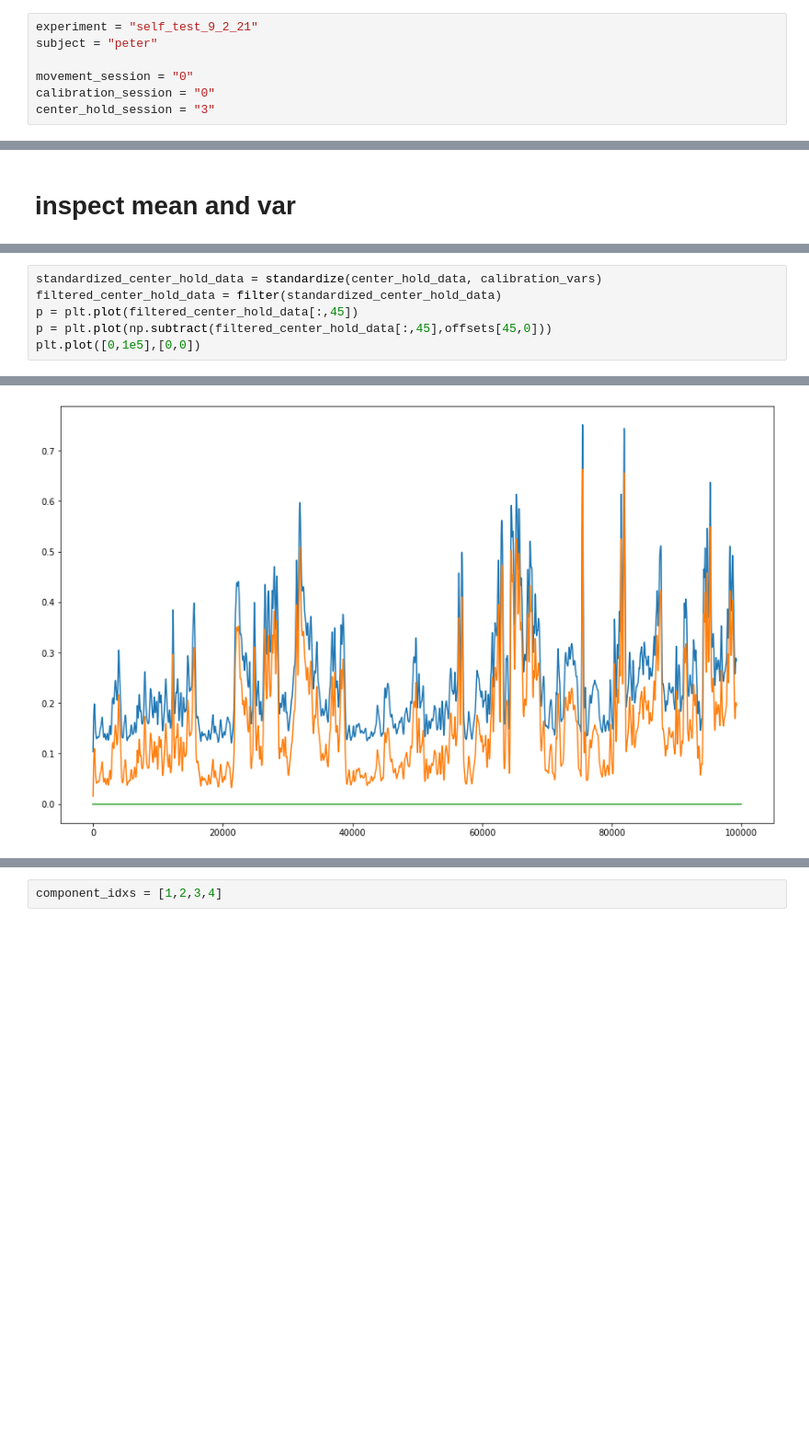
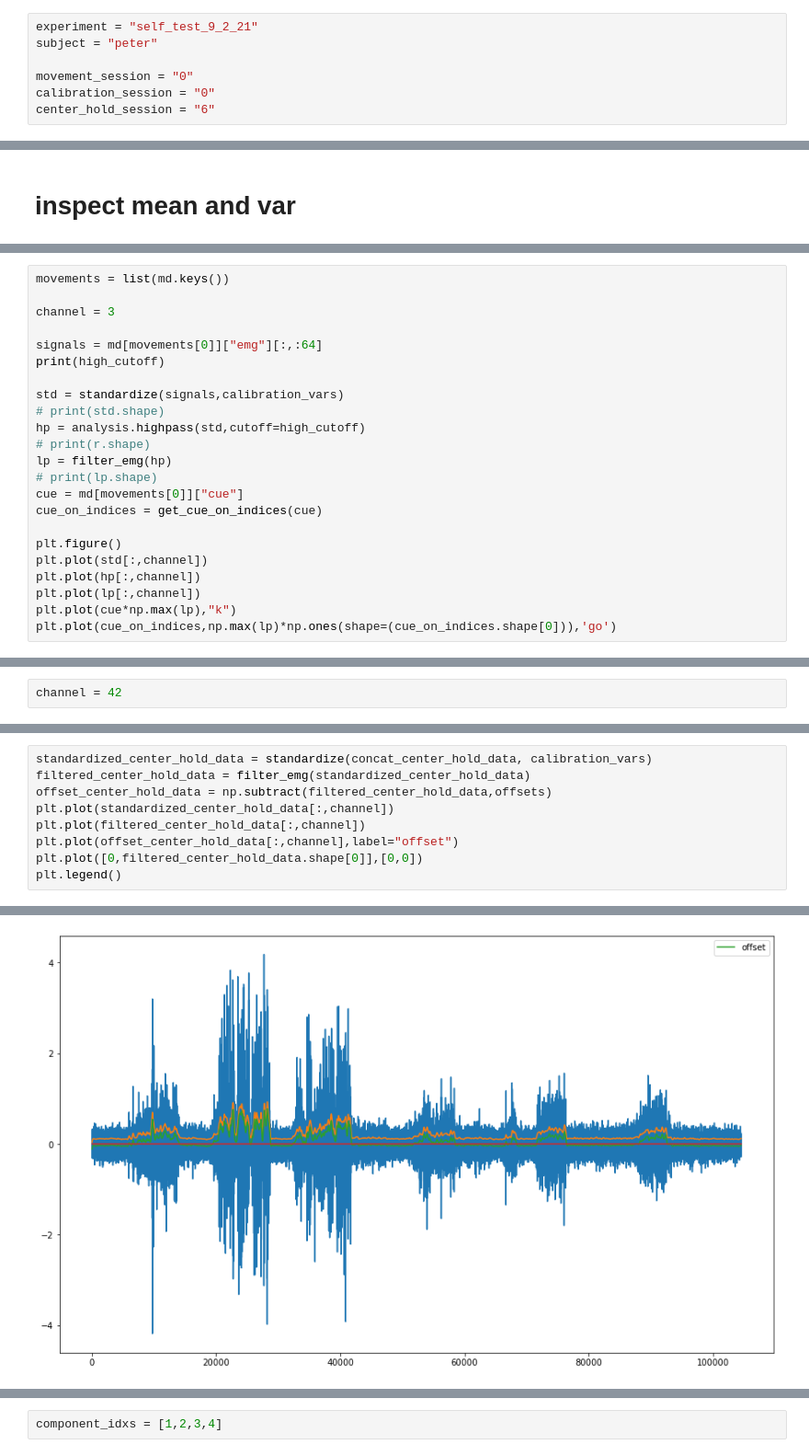
Before and after one commit to spewil/kyberphysics, a Jupyter notebook: notebooks/mappings.ipynb, the cells around one changed output, grey strips where cells are left out. Shown at 92% size. Saved outputs shown, nothing was run; the diff lists cells and outputs as text; blank space fills up the shorter version.

```diff
--- a/notebooks/mappings.ipynb
+++ b/notebooks/mappings.ipynb
@@ -122,6 +171,6 @@ subject = "peter"
 
 movement_session = "0"
 calibration_session = "0"
-center_hold_session = "3"
+center_hold_session = "6"
 # %%
 ed = build_experiment_path_dict(experiment)
@@ -303,0 +374,23 @@ utils.write_array_to_disk(a=v,path=subject_metadata_folder/"variance.bin")
+# %%
+movements = list(md.keys())
+
+channel = 3
+
+signals = md[movements[0]]["emg"][:,:64]
+print(high_cutoff)
+
+std = standardize(signals,calibration_vars)
+# print(std.shape)
+hp = analysis.highpass(std,cutoff=high_cutoff)
+# print(r.shape)
+lp = filter_emg(hp)
+# print(lp.shape)
+cue = md[movements[0]]["cue"]
+cue_on_indices = get_cue_on_indices(cue)
+
+plt.figure()
+plt.plot(std[:,channel])
+plt.plot(hp[:,channel])
+plt.plot(lp[:,channel])
+plt.plot(cue*np.max(lp),"k")
+plt.plot(cue_on_indices,np.max(lp)*np.ones(shape=(cue_on_indices.shape[0])),'go')
@@ -396,0 +454,2 @@ plt.plot(np.subtract(filtered_movement_data,offsets.T)[:,25])
+# %%
+channel = 42
@@ -397,7 +492,10 @@ plt.plot(np.subtract(filtered_movement_data,offsets.T)[:,25])
 # %%
-standardized_center_hold_data = standardize(center_hold_data, calibration_vars)
-filtered_center_hold_data = filter(standardized_center_hold_data)
-p = plt.plot(filtered_center_hold_data[:,45])
-p = plt.plot(np.subtract(filtered_center_hold_data[:,45],offsets[45,0]))
-plt.plot([0,1e5],[0,0])
+standardized_center_hold_data = standardize(concat_center_hold_data, calibration_vars)
+filtered_center_hold_data = filter_emg(standardized_center_hold_data)
+offset_center_hold_data = np.subtract(filtered_center_hold_data,offsets)
+plt.plot(standardized_center_hold_data[:,channel])
+plt.plot(filtered_center_hold_data[:,channel])
+plt.plot(offset_center_hold_data[:,channel],label="offset")
+plt.plot([0,filtered_center_hold_data.shape[0]],[0,0])
+plt.legend()
 # %% [output]
@@ -409 +509 @@ plt.plot([0,1e5],[0,0])
-[figure, old version]
+[figure, new version]
```
Also changed, not shown: parts of 56 cells of this notebook, 29 other files.
